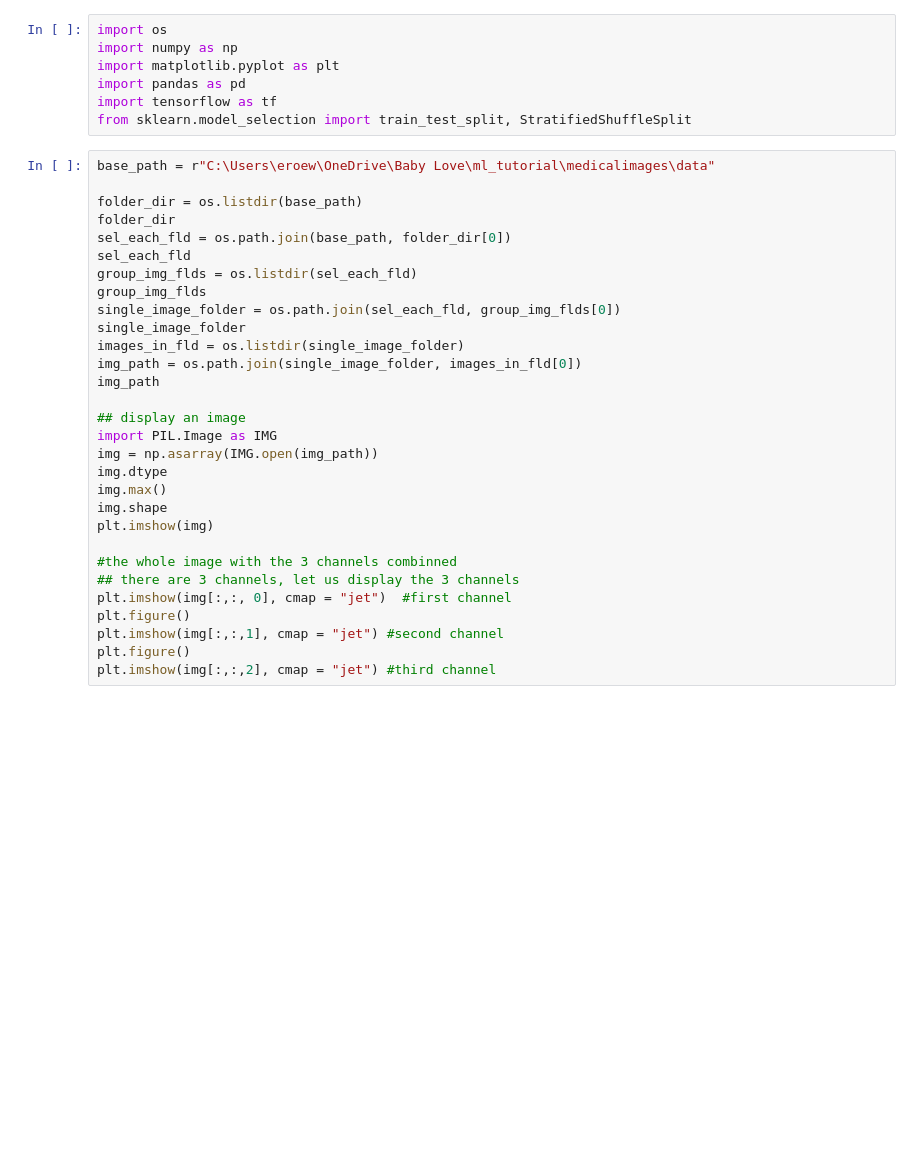
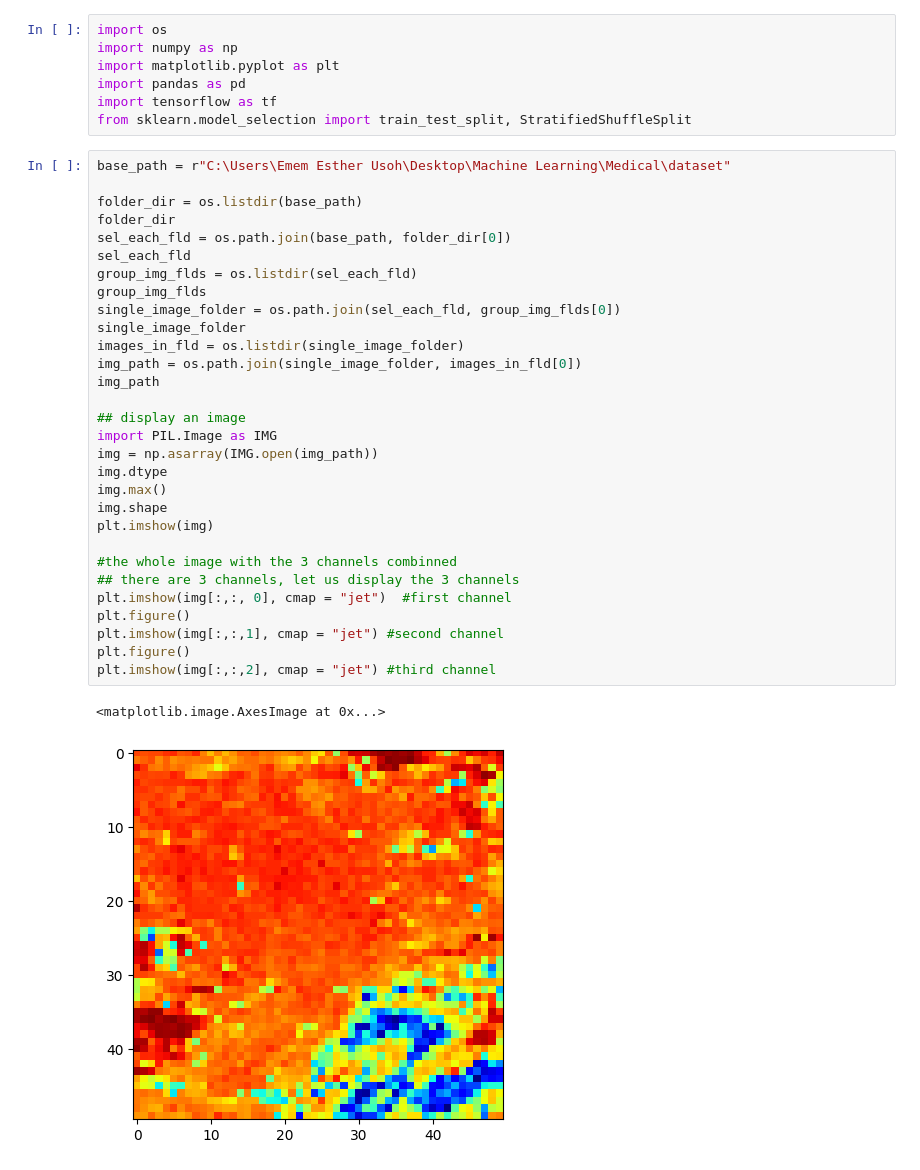
Before and after one commit to Ememusoh/BreastCancerCNN, a Jupyter notebook: med.ipynb, the cells around one changed output. Saved outputs shown, nothing was run; the diff lists cells and outputs as text; blank space fills up the shorter version.

```diff
--- a/med.ipynb
+++ b/med.ipynb
@@ -6,32 +6,35 @@ import pandas as pd
 import tensorflow as tf
 from sklearn.model_selection import train_test_split, StratifiedShuffleSplit
 # %%
-base_path = r"C:\Users\eroew\OneDrive\Baby Love\ml_tutorial\medicalimages\data"
+base_path = r"C:\Users\Emem Esther Usoh\Desktop\Machine Learning\Medical\dataset"
 
 folder_dir = os.listdir(base_path)
 folder_dir
 sel_each_fld = os.path.join(base_path, folder_dir[0])
 sel_each_fld
 group_img_flds = os.listdir(sel_each_fld)
 group_img_flds
 single_image_folder = os.path.join(sel_each_fld, group_img_flds[0])
 single_image_folder
 images_in_fld = os.listdir(single_image_folder)
 img_path = os.path.join(single_image_folder, images_in_fld[0])
 img_path
 
 ## display an image
 import PIL.Image as IMG
 img = np.asarray(IMG.open(img_path))
 img.dtype
 img.max()
 img.shape
 plt.imshow(img)
 
 #the whole image with the 3 channels combinned
 ## there are 3 channels, let us display the 3 channels
 plt.imshow(img[:,:, 0], cmap = "jet")  #first channel
 plt.figure()
 plt.imshow(img[:,:,1], cmap = "jet") #second channel
 plt.figure()
 plt.imshow(img[:,:,2], cmap = "jet") #third channel
+# %% [output]
+<matplotlib.image.AxesImage at 0x...>
+[figure, added]
```
Also changed, not shown: parts of 9 cells of this notebook.
